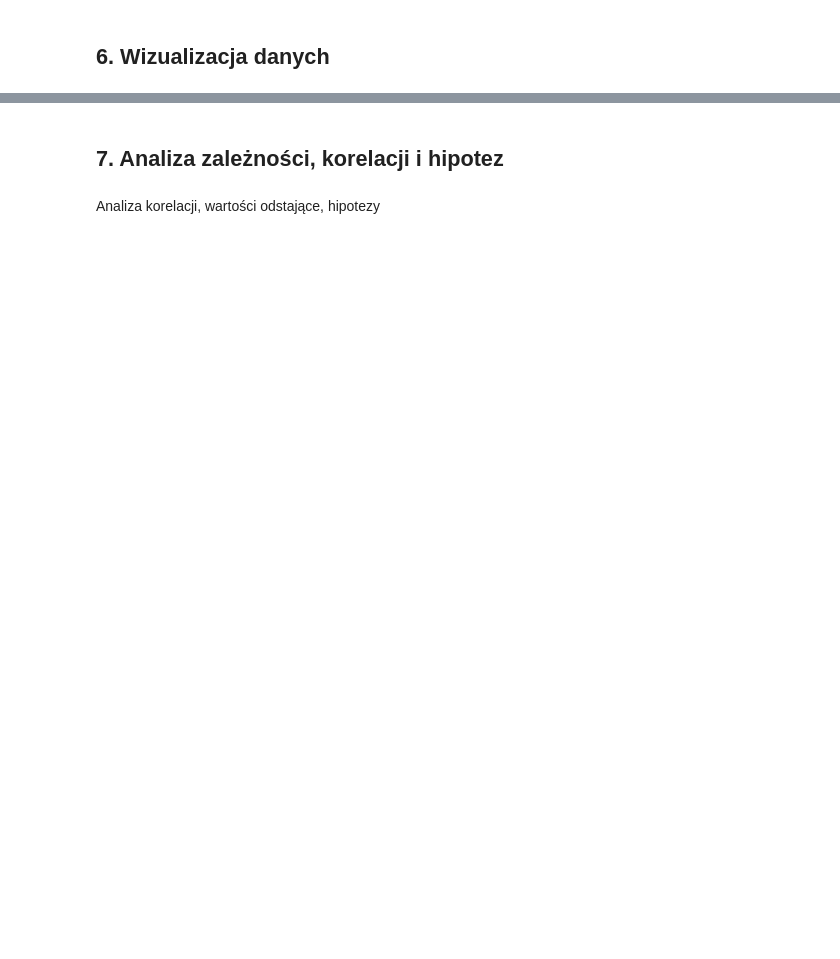
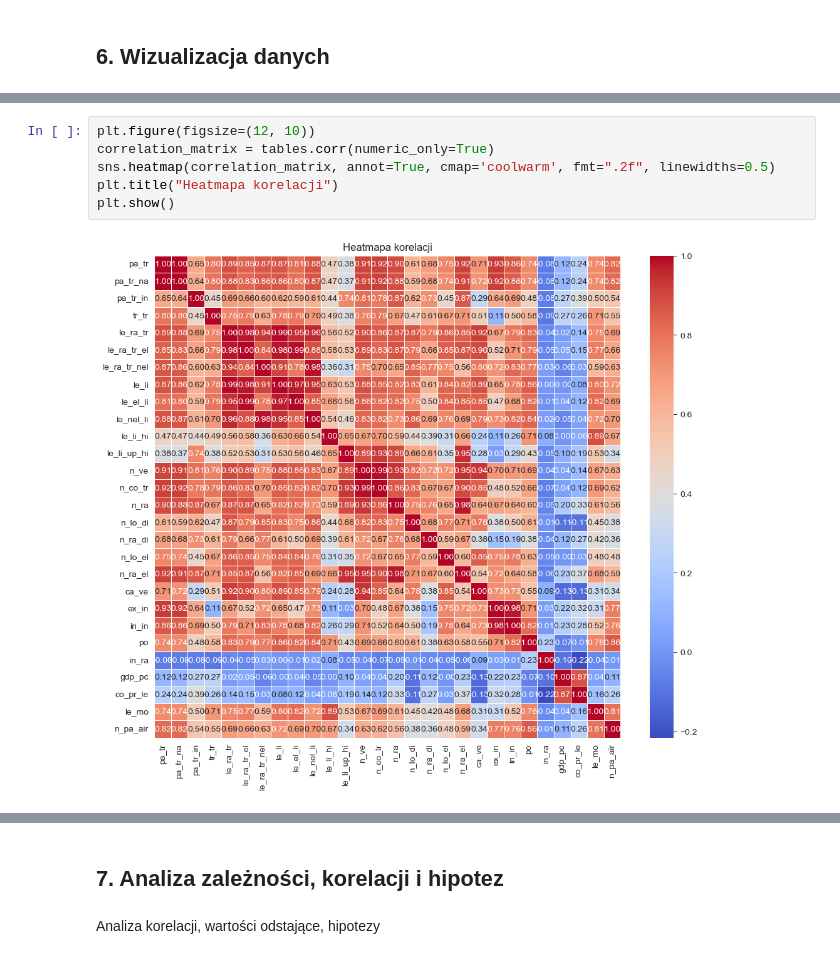
Before and after one commit to SzymonKovalski/ExploracjaTransportuKolejowego, a Jupyter notebook: analiza.ipynb, the cells around one changed output, grey strips where cells are left out. Cells and saved outputs as stored; diff of their text form; blank space fills up the shorter version.

```diff
--- a/analiza.ipynb
+++ b/analiza.ipynb
@@ -315,0 +430,8 @@ Rozkłady zmiennych, histogramy, wykresy rozrzutu, macierz korelacji, wykresy pu
+# %%
+plt.figure(figsize=(12, 10))
+correlation_matrix = tables.corr(numeric_only=True)
+sns.heatmap(correlation_matrix, annot=True, cmap='coolwarm', fmt=".2f", linewidths=0.5)
+plt.title("Heatmapa korelacji")
+plt.show()
+# %% [output]
+[figure, added]
```
Also changed, not shown: parts of 46 cells of this notebook, 1 other file.
